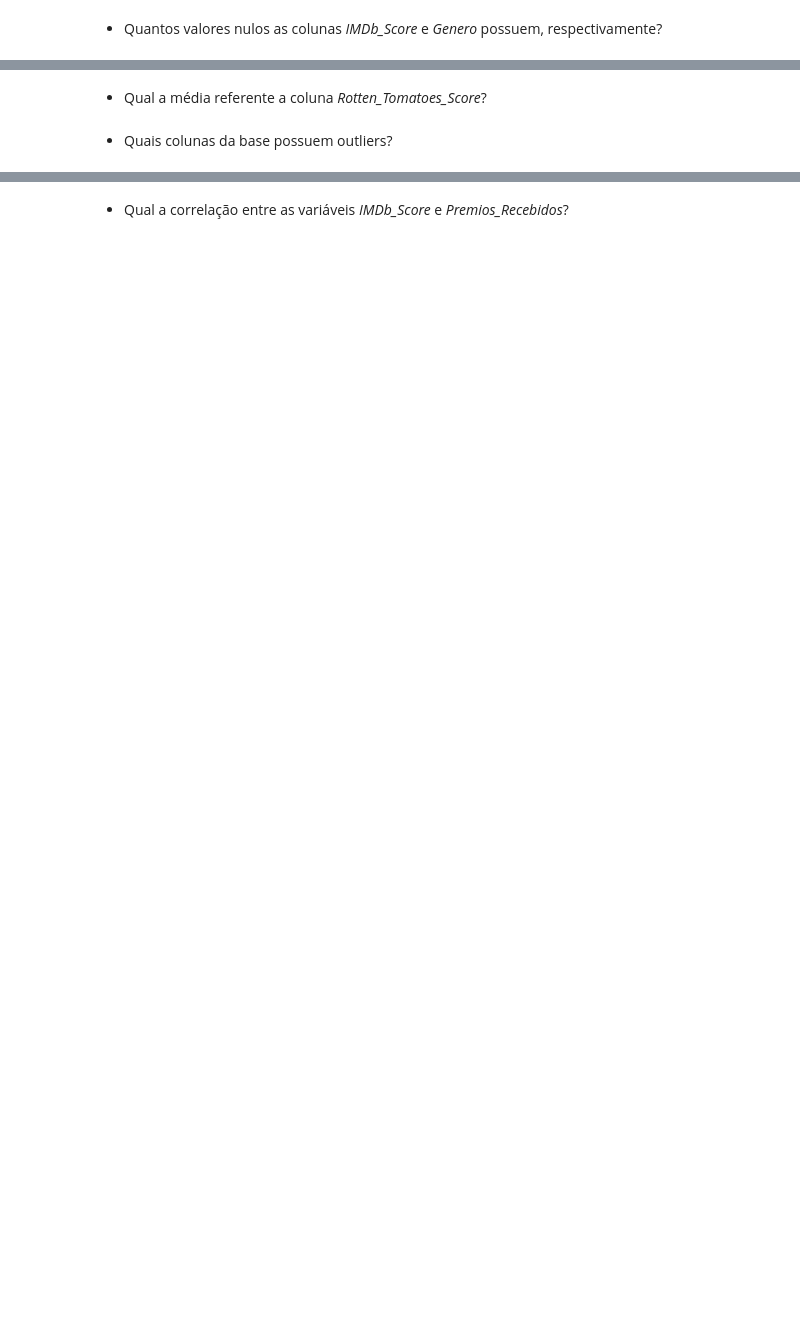
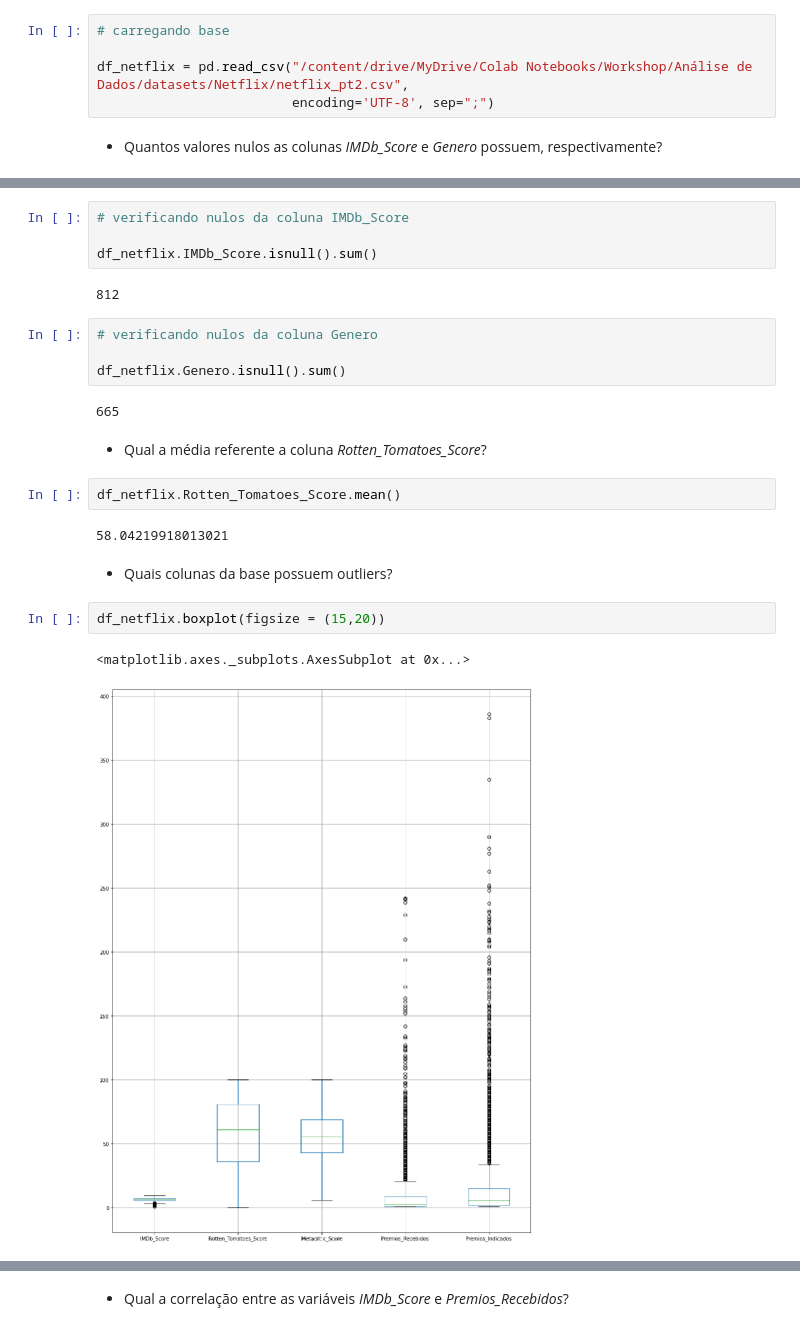
Before and after one commit to aigirlsbr/Workshop-Analise-Dados, a Jupyter notebook: analise_de_dados.ipynb, the cells around one changed output, grey strips where cells are left out. Saved outputs shown, nothing was run; the diff lists cells and outputs as text; blank space fills up the shorter version.

```diff
--- a/analise_de_dados.ipynb
+++ b/analise_de_dados.ipynb
@@ -420,5 +420,10 @@ set(a)
 # %% [markdown]
 ## **Parte 2: Hands on** <br>
 Com a segunda parte de base, armazenada no arquivo *netflix_pt2.csv*, responder as seguintes perguntas a seguir, de acordo com as funções e metódos aprendidos:
+# %%
+# carregando base
+
+df_netflix = pd.read_csv("/content/drive/MyDrive/Colab Notebooks/Workshop/Análise de Dados/datasets/Netflix/netflix_pt2.csv",
+                         encoding='UTF-8', sep=";")
 # %% [markdown]
 - Quantos valores nulos as colunas *IMDb_Score* e *Genero* possuem, respectivamente?
@@ -425,5 +452,26 @@ Com a segunda parte de base, armazenada no arquivo *netflix_pt2.csv*, responder
+# %%
+# verificando nulos da coluna IMDb_Score
+
+df_netflix.IMDb_Score.isnull().sum()
+# %% [output]
+812
+# %%
+# verificando nulos da coluna Genero
+
+df_netflix.Genero.isnull().sum()
+# %% [output]
+665
 # %% [markdown]
 - Qual a média referente a coluna *Rotten_Tomatoes_Score*?
+# %%
+df_netflix.Rotten_Tomatoes_Score.mean()
+# %% [output]
+58.04219918013021
 # %% [markdown]
 - Quais colunas da base possuem outliers?
+# %%
+df_netflix.boxplot(figsize = (15,20))
+# %% [output]
+<matplotlib.axes._subplots.AxesSubplot at 0x...>
+[figure, added]
 # %% [markdown]
```
Also changed, not shown: parts of 9 cells of this notebook.
